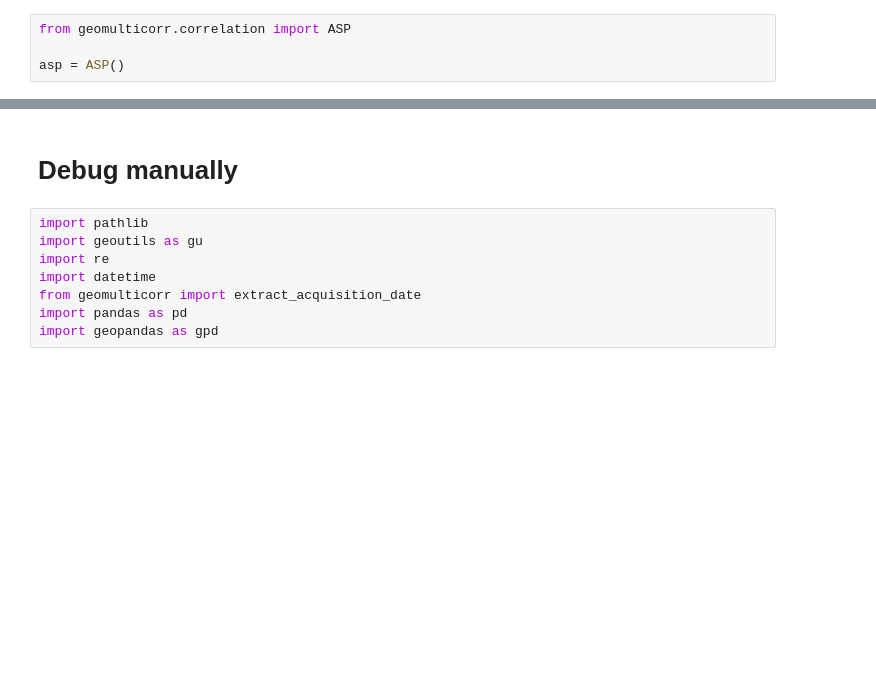
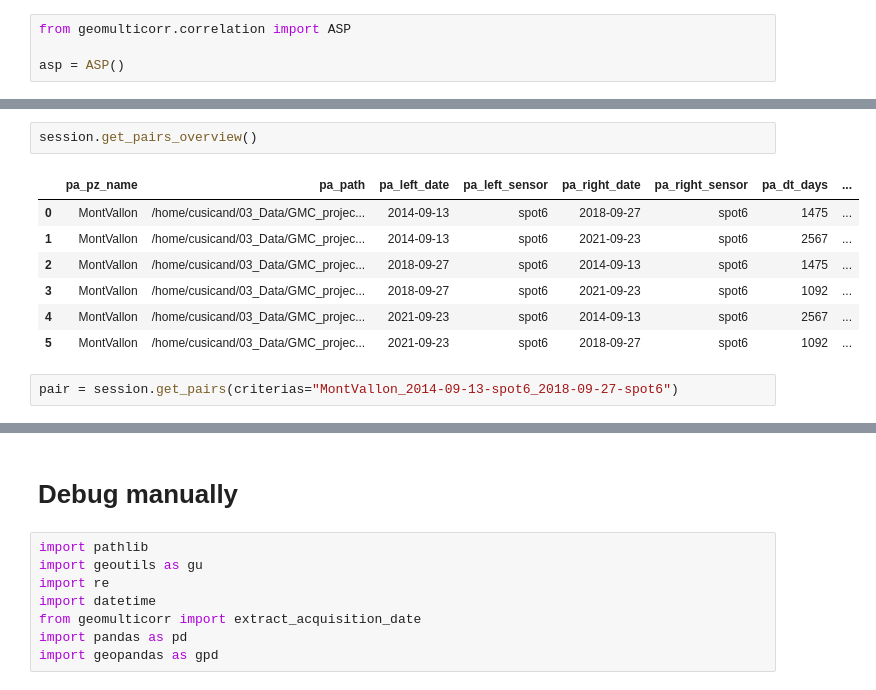
Before and after one commit to rgdyn-toolbox/GeoMultiCorr, a Jupyter notebook: notebooks/GMC_debug.ipynb, the cells around one changed output, grey strips where cells are left out. Saved outputs shown, nothing was run; the diff lists cells and outputs as text; blank space fills up the shorter version.

```diff
--- a/notebooks/GMC_debug.ipynb
+++ b/notebooks/GMC_debug.ipynb
@@ -74,0 +258,12 @@ session.launch_pairs_correlation()
+# %%
+session.get_pairs_overview()
+# %% [output]
+|  | pa_pz_name | pa_path | pa_left_date | pa_left_sensor | pa_right_date | pa_right_sensor | pa_dt_days | ... |
+| 0 | MontVallon | /home/cusicand/03_Data/GMC_projec... | 2014-09-13 | spot6 | 2018-09-27 | spot6 | 1475 | ... |
+| 1 | MontVallon | /home/cusicand/03_Data/GMC_projec... | 2014-09-13 | spot6 | 2021-09-23 | spot6 | 2567 | ... |
+| 2 | MontVallon | /home/cusicand/03_Data/GMC_projec... | 2018-09-27 | spot6 | 2014-09-13 | spot6 | 1475 | ... |
+| 3 | MontVallon | /home/cusicand/03_Data/GMC_projec... | 2018-09-27 | spot6 | 2021-09-23 | spot6 | 1092 | ... |
+| 4 | MontVallon | /home/cusicand/03_Data/GMC_projec... | 2021-09-23 | spot6 | 2014-09-13 | spot6 | 2567 | ... |
+| 5 | MontVallon | /home/cusicand/03_Data/GMC_projec... | 2021-09-23 | spot6 | 2018-09-27 | spot6 | 1092 | ... |
+# %%
+pair = session.get_pairs(criterias="MontVallon_2014-09-13-spot6_2018-09-27-spot6")
```
Also changed, not shown: parts of 27 cells of this notebook, 2 other files.
